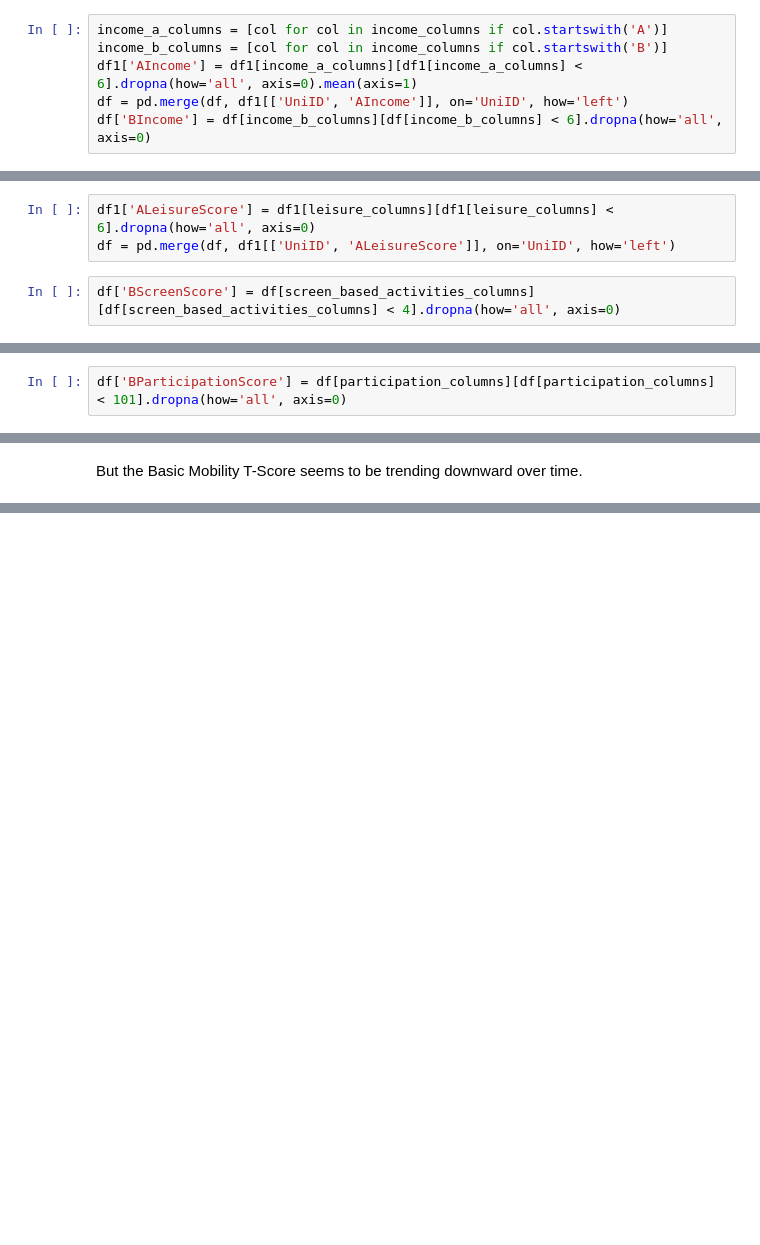
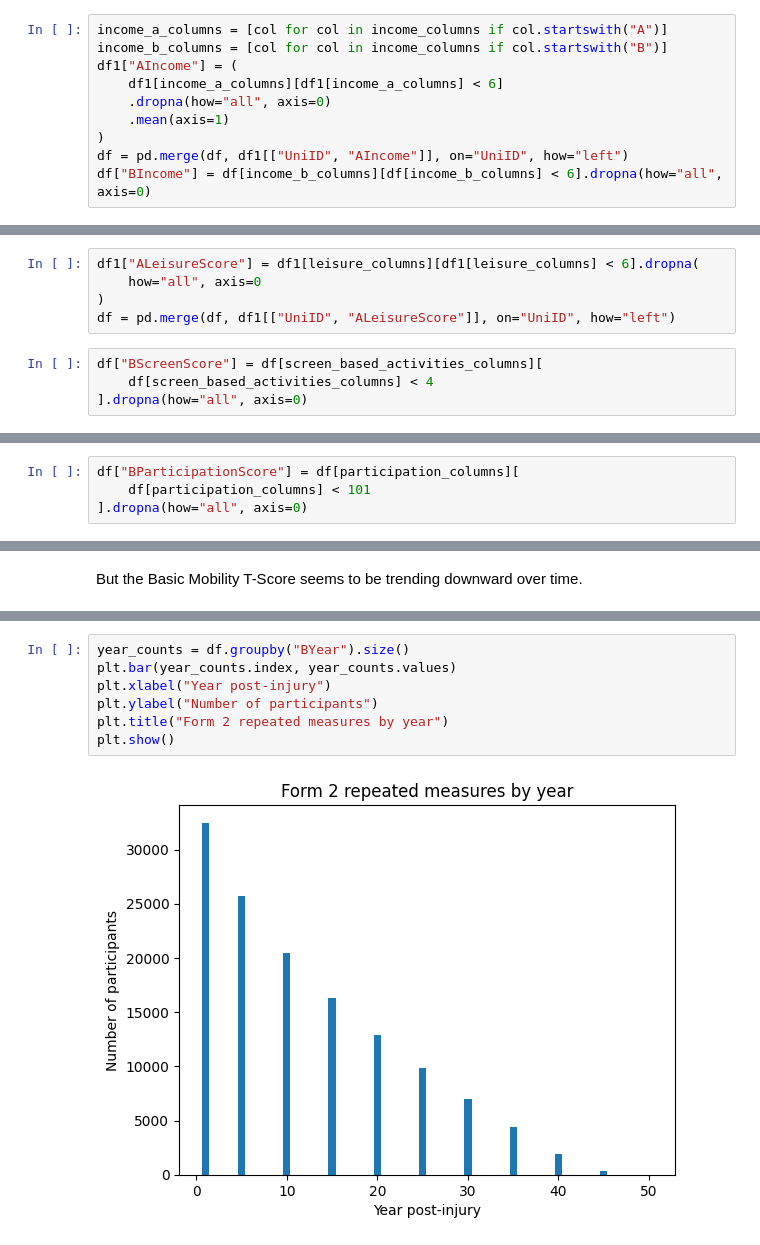
Before and after one commit to igoumiri/spinal, a Jupyter notebook: analysis.ipynb, the cells around one changed output, grey strips where cells are left out. Drawn from its saved outputs; the diff is of its cells as text; blank space fills up the shorter version.

```diff
--- a/analysis.ipynb
+++ b/analysis.ipynb
@@ -317,9 +332,13 @@ income_category = {
 }
 # %%
-income_a_columns = [col for col in income_columns if col.startswith('A')]
-income_b_columns = [col for col in income_columns if col.startswith('B')]
-df1['AIncome'] = df1[income_a_columns][df1[income_a_columns] < 6].dropna(how='all', axis=0).mean(axis=1)
-df = pd.merge(df, df1[['UniID', 'AIncome']], on='UniID', how='left')
-df['BIncome'] = df[income_b_columns][df[income_b_columns] < 6].dropna(how='all', axis=0)
+income_a_columns = [col for col in income_columns if col.startswith("A")]
+income_b_columns = [col for col in income_columns if col.startswith("B")]
+df1["AIncome"] = (
+    df1[income_a_columns][df1[income_a_columns] < 6]
+    .dropna(how="all", axis=0)
+    .mean(axis=1)
+)
+df = pd.merge(df, df1[["UniID", "AIncome"]], on="UniID", how="left")
+df["BIncome"] = df[income_b_columns][df[income_b_columns] < 6].dropna(how="all", axis=0)
 # %%
 (
@@ -362,9 +381,13 @@ screen_based_activities_category = {
 # %% [markdown]
 Let's add columns for them too.
 # %%
-df1['ALeisureScore'] = df1[leisure_columns][df1[leisure_columns] < 6].dropna(how='all', axis=0)
-df = pd.merge(df, df1[['UniID', 'ALeisureScore']], on='UniID', how='left')
+df1["ALeisureScore"] = df1[leisure_columns][df1[leisure_columns] < 6].dropna(
+    how="all", axis=0
+)
+df = pd.merge(df, df1[["UniID", "ALeisureScore"]], on="UniID", how="left")
 # %%
-df['BScreenScore'] = df[screen_based_activities_columns][df[screen_based_activities_columns] < 4].dropna(how='all', axis=0)
+df["BScreenScore"] = df[screen_based_activities_columns][
+    df[screen_based_activities_columns] < 4
+].dropna(how="all", axis=0)
 # %%
 (
@@ -384,4 +407,6 @@ participation_columns = ['BCHSocIn']
 # %%
-df['BParticipationScore'] = df[participation_columns][df[participation_columns] < 101].dropna(how='all', axis=0)
+df["BParticipationScore"] = df[participation_columns][
+    df[participation_columns] < 101
+].dropna(how="all", axis=0)
 # %%
 (
@@ -2150,0 +745,9 @@ weighted avg       0.00      0.06      0.01       464
+# %%
+year_counts = df.groupby("BYear").size()
+plt.bar(year_counts.index, year_counts.values)
+plt.xlabel("Year post-injury")
+plt.ylabel("Number of participants")
+plt.title("Form 2 repeated measures by year")
+plt.show()
+# %% [output]
+[figure, added]
```
Also changed, not shown: parts of 140 cells of this notebook.
